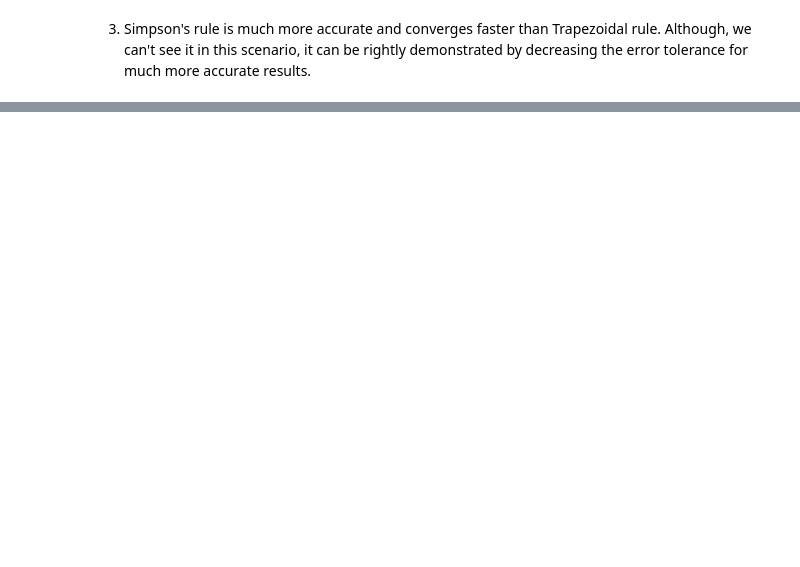
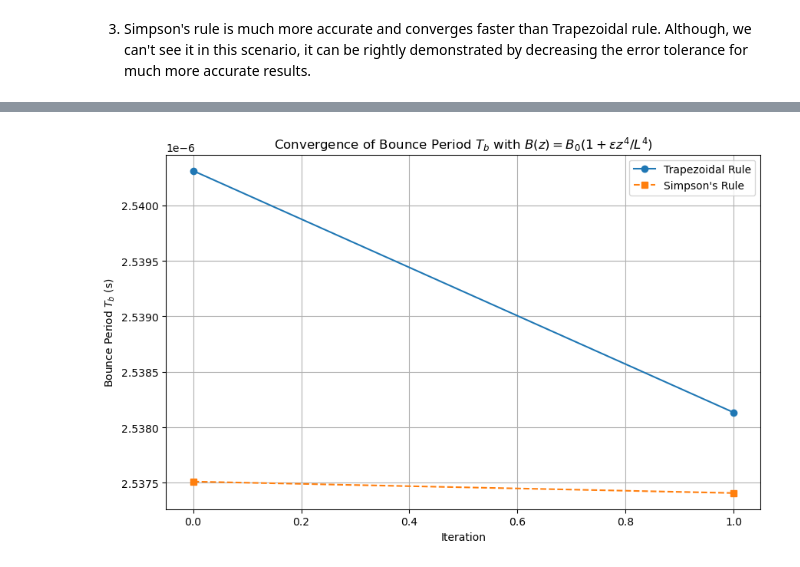
Before and after one commit to abalajiksh/intocompphysss25, a Jupyter notebook: sheet03/bouncePeriodPlots.ipynb, the cells around one changed output, grey strips where cells are left out. Saved outputs shown, nothing was run; the diff lists cells and outputs as text; code cells hidden in the pictures; blank space fills up the shorter version.

```diff
--- a/sheet03/bouncePeriodPlots.ipynb
+++ b/sheet03/bouncePeriodPlots.ipynb
@@ -57,0 +156,38 @@ Iteration 1, Simpson: 3.222216345e-06
+# %%
+import numpy as np
+import matplotlib.pyplot as plt
+
+# Read data from the file
+file_path = 'crazyMagFieldFunc.txt'
+iterations_trap = []
+Tb_values_trap = []
+iterations_simp = []
+Tb_values_simp = []
+
+with open(file_path, 'r') as file:
+    for line in file:
+        if 'Trap' in line:
+            parts = line.split(',')
+            iteration = int(parts[0].split(' ')[1])
+            Tb = float(parts[1].split(':')[1].strip())
+            iterations_trap.append(iteration)
+            Tb_values_trap.append(Tb)
+        elif 'Simpson' in line:
+            parts = line.split(',')
+            iteration = int(parts[0].split(' ')[1])
+            Tb = float(parts[1].split(':')[1].strip())
+            iterations_simp.append(iteration)
+            Tb_values_simp.append(Tb)
+
+# Plot the data
+plt.figure(figsize=(10, 6))
+plt.plot(iterations_trap, Tb_values_trap, marker='o', linestyle='-', label='Trapezoidal Rule')
+plt.plot(iterations_simp, Tb_values_simp, marker='s', linestyle='--', label="Simpson's Rule")
+plt.title('Convergence of Bounce Period $T_b$ with $B(z) = B_0(1 + \\epsilon z^4/L^4)$')
+plt.xlabel('Iteration')
+plt.ylabel('Bounce Period $T_b$ (s)')
+plt.legend()
+plt.grid(True)
+plt.show()
+# %% [output]
+[figure, added]
```
Also changed, not shown: parts of 6 cells of this notebook, 9 other files.
